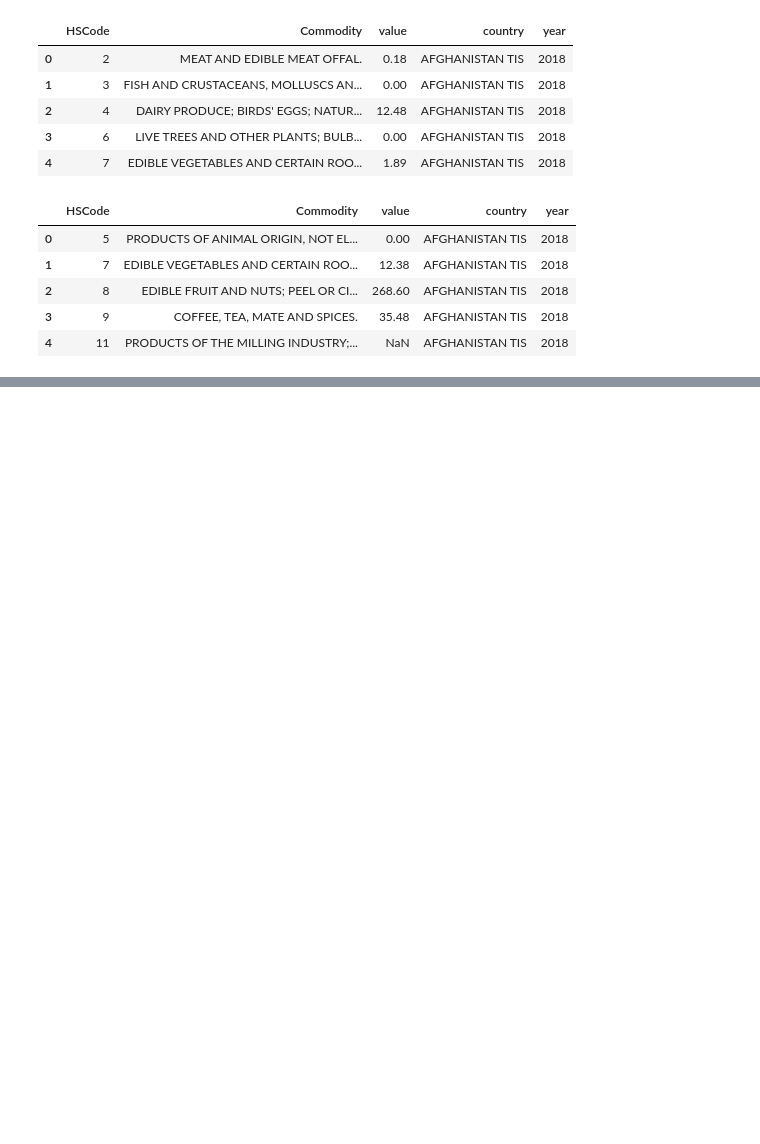
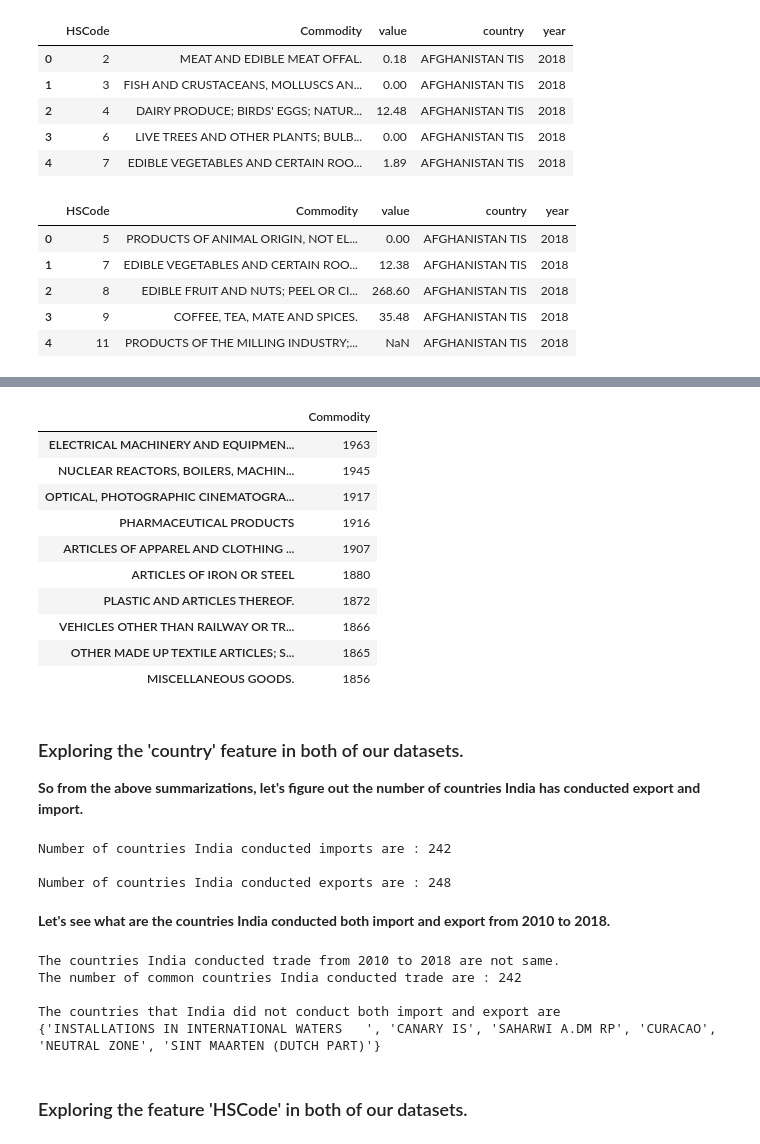
Before and after one commit to Titashmkhrj/Exploration-of-Indian-trade-project, a Jupyter notebook: India_trade_data.ipynb, the cells around one changed output, grey strips where cells are left out. Drawn from its saved outputs; the diff is of its cells as text; code cells hidden in the pictures; blank space fills up the shorter version.

```diff
--- a/India_trade_data.ipynb
+++ b/India_trade_data.ipynb
@@ -65,0 +121,50 @@ import_data.head()
+# %%
+exp_comm_freq =pd.DataFrame(export_data['Commodity'].value_counts())
+exp_comm_freq.head(10)
+# %% [output]
+|  | Commodity |
+| ELECTRICAL MACHINERY AND EQUIPMEN... | 1963 |
+| NUCLEAR REACTORS, BOILERS, MACHIN... | 1945 |
+| OPTICAL, PHOTOGRAPHIC CINEMATOGRA... | 1917 |
+| PHARMACEUTICAL PRODUCTS | 1916 |
+| ARTICLES OF APPAREL AND CLOTHING ... | 1907 |
+| ARTICLES OF IRON OR STEEL | 1880 |
+| PLASTIC AND ARTICLES THEREOF. | 1872 |
+| VEHICLES OTHER THAN RAILWAY OR TR... | 1866 |
+| OTHER MADE UP TEXTILE ARTICLES; S... | 1865 |
+| MISCELLANEOUS GOODS. | 1856 |
+# %% [markdown]
+### Exploring the 'country'  feature in both of our datasets.
+**So from the above summarizations, let's figure out the number of countries India has conducted export and import.**
+# %%
+importing_countries = import_data['country'].unique().tolist()
+exporting_countries = export_data['country'].unique().tolist()
+print('''Number of countries India conducted imports are : {}\n
+Number of countries India conducted exports are : {}\n'''
+.format(len(importing_countries), len(exporting_countries)))
+# %% [output]
+Number of countries India conducted imports are : 242
+
+Number of countries India conducted exports are : 248
+# %% [markdown]
+**Let's see what are the countries India conducted both import and export from 2010 to 2018.**
+# %%
+'''if the lenght of countries India conducted import and export respectively are equal,
+then the countries India conducted trade from 2010 to 2018 are same'''
+if len(importing_countries) == len(exporting_countries):
+    print('The countries India conducted trade from 2010 to 2018 are same.')
+elif len(importing_countries) != len(exporting_countries):
+    print('The countries India conducted trade from 2010 to 2018 are not same.')
+    countries_diff = set(importing_countries).union(exporting_countries) - set(importing_countries).intersection(exporting_countries)
+# the countries India conducted both import and export are the following
+common_countries = set(importing_countries).intersection(exporting_countries)
+print('''The number of common countries India conducted trade are : {}\n
+The countries that India did not conduct both import and export are \n{}'''.format(len(common_countries), countries_diff))
+# %% [output]
+The countries India conducted trade from 2010 to 2018 are not same.
+The number of common countries India conducted trade are : 242
+
+The countries that India did not conduct both import and export are
+{'INSTALLATIONS IN INTERNATIONAL WATERS   ', 'CANARY IS', 'SAHARWI A.DM RP', 'CURACAO', 'NEUTRAL ZONE', 'SINT MAARTEN (DUTCH PART)'}
+# %% [markdown]
+### Exploring the feature 'HSCode' in both of our datasets.
```
Also changed, not shown: parts of 28 cells of this notebook.
